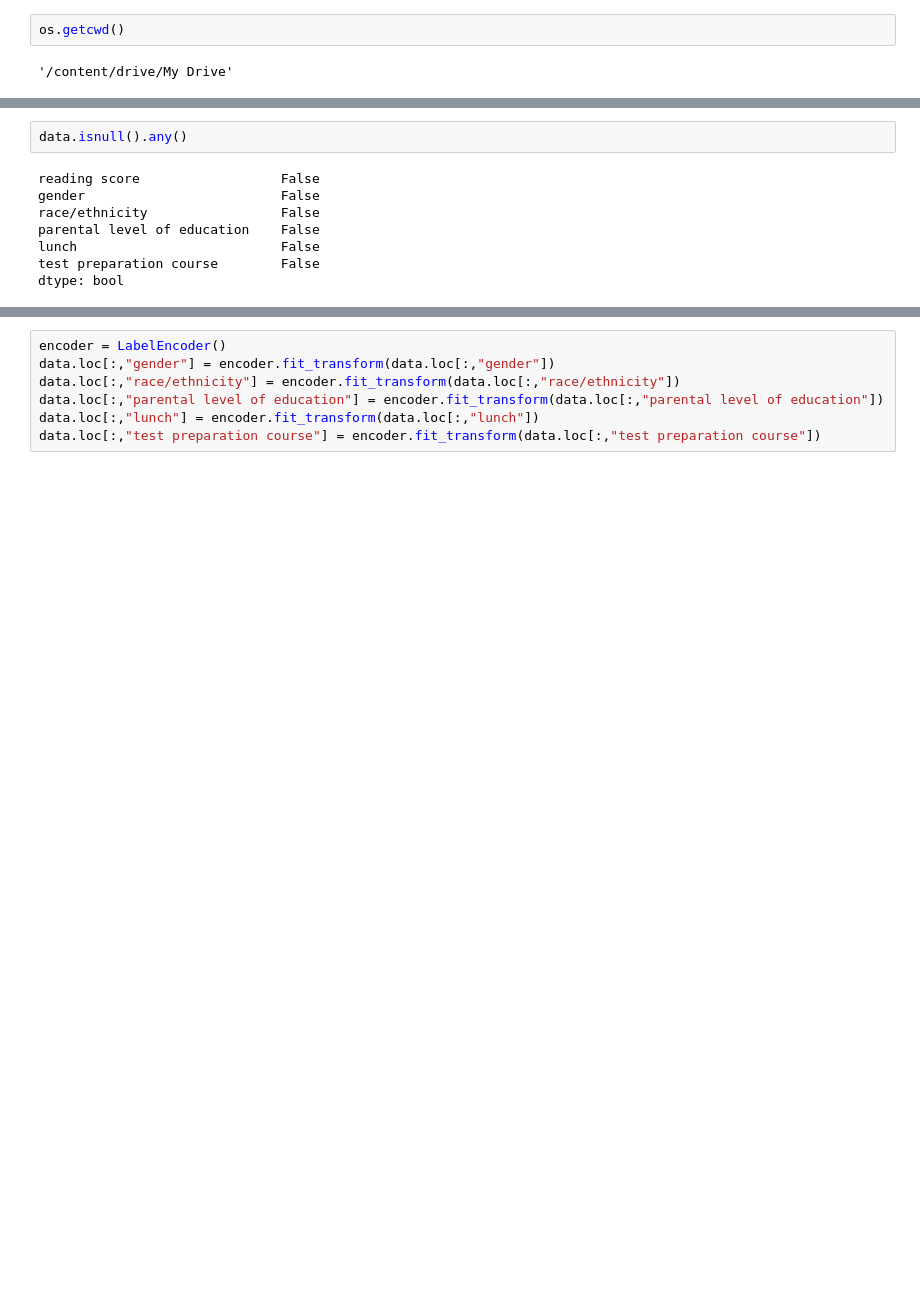
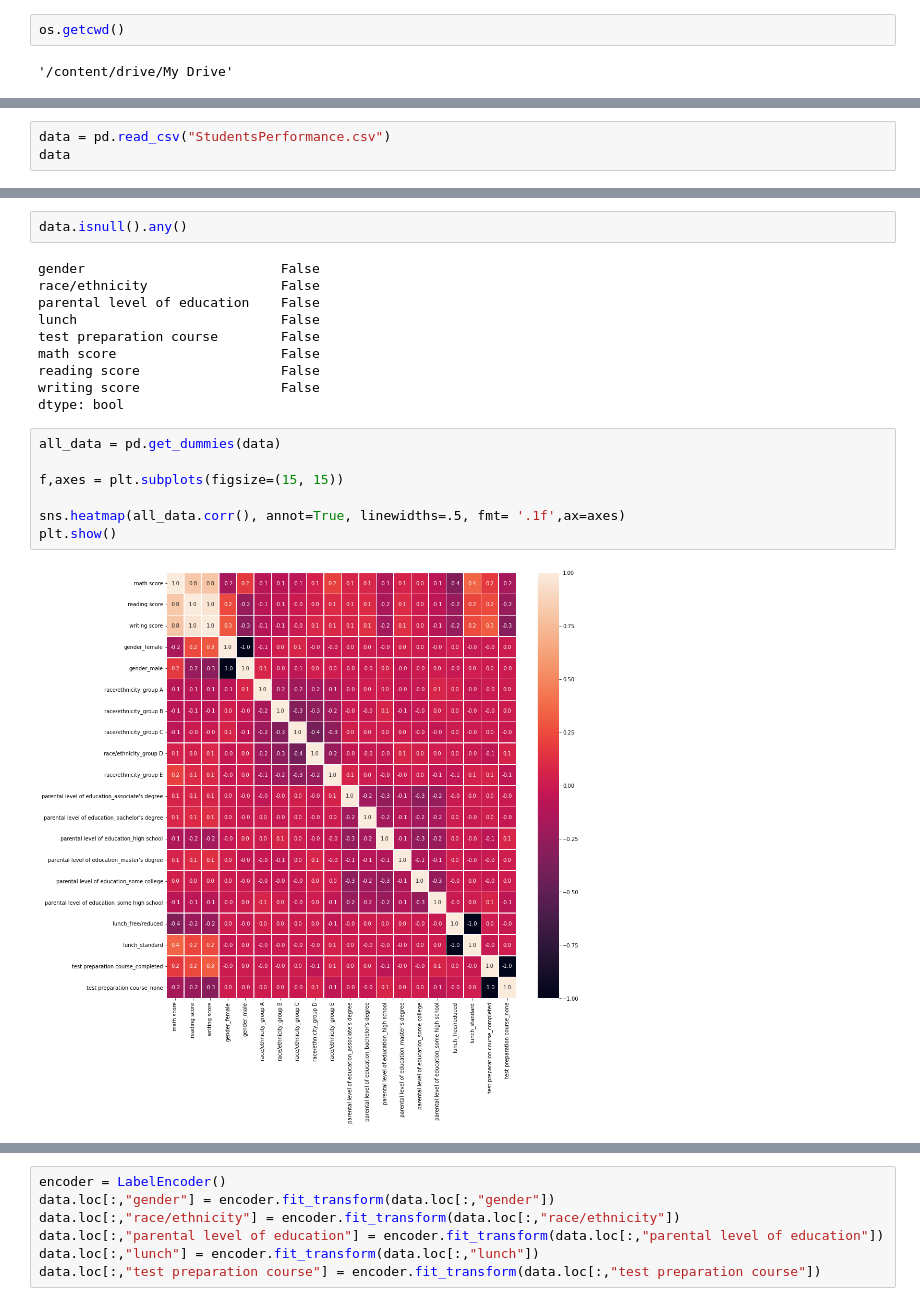
Before and after one commit to jaszalek/PAD, a Jupyter notebook: Projekt_s16422.ipynb, the cells around one changed output, grey strips where cells are left out. Saved outputs shown, nothing was run; the diff lists cells and outputs as text; blank space fills up the shorter version.

```diff
--- a/Projekt_s16422.ipynb
+++ b/Projekt_s16422.ipynb
@@ -39,0 +34,3 @@ data = base_data[cols].copy()
+# %%
+data = pd.read_csv("StudentsPerformance.csv")
+data
@@ -40,10 +51,21 @@ data = base_data[cols].copy()
 # %%
 data.isnull().any()
 # %% [output]
-reading score                  False
 gender                         False
 race/ethnicity                 False
 parental level of education    False
 lunch                          False
 test preparation course        False
+math score                     False
+reading score                  False
+writing score                  False
 dtype: bool
+# %%
+all_data = pd.get_dummies(data)
+
+f,axes = plt.subplots(figsize=(15, 15))
+
+sns.heatmap(all_data.corr(), annot=True, linewidths=.5, fmt= '.1f',ax=axes)
+plt.show()
+# %% [output]
+[figure, added]
```
Also changed, not shown: parts of 6 cells of this notebook.
